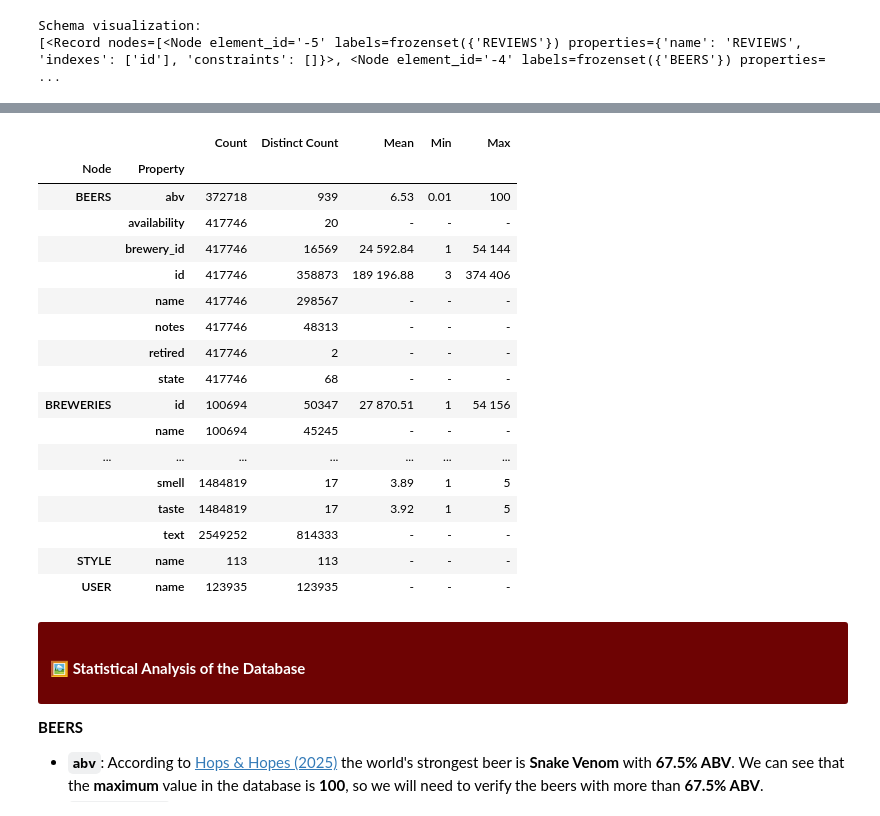
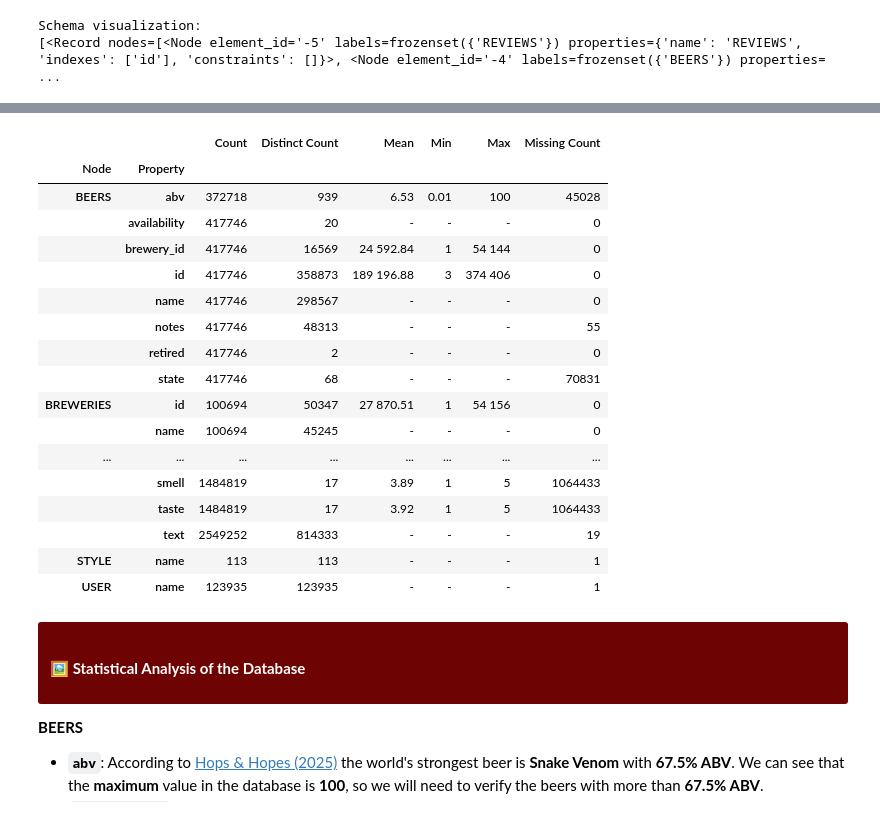
Before and after one commit to Silvestre17/Neo4j_MongoDB_BigDataModeling_MasterProjects, a Jupyter notebook: Group5_BDMM_HW1.ipynb, the cells around one changed output, grey strips where cells are left out. Saved outputs shown, nothing was run; the diff lists cells and outputs as text; code cells hidden in the pictures.

```diff
--- a/Group5_BDMM_HW1.ipynb
+++ b/Group5_BDMM_HW1.ipynb
@@ -416,14 +437,14 @@ stats_list = []
 
 # Iterate over each property and calculate statistics
 for record in tqdm(properties_result):
-    nodeType = record['nodeType'].replace('`', '').replace(':', '')       # Remove backticks and ':'
+    nodeType = record['nodeType'].replace('`', '').replace(':', '')  # Remove backticks and ':'
     propertyName = record['propertyName']
 
-    # Construct and execute the query for each property (except string properties)
+    # Construct query for each property
     if propertyName.lower() in ['name', 'notes', 'state', 'availability', 'retired', 'types', 'date', 'text']:
+        # String properties
         stats_query = f"""
             MATCH (n:{nodeType})
-            WHERE n.{propertyName} IS NOT NULL
             RETURN
                 '{nodeType}' AS nodeType,
                 '{propertyName}' AS propertyName,
@@ -431,61 +452,65 @@ for record in tqdm(properties_result):
                 COUNT(DISTINCT n.{propertyName}) AS distinctCount,
                 '-' AS mean,
                 '-' AS min,
-                '-' AS max
+                '-' AS max,
+                COUNT(CASE WHEN n.{propertyName} IS NULL OR n.{propertyName} = '' OR toLower(trim(n.{propertyName})) IN ['nan', 'null', 'none', ' '] THEN 1 ELSE NULL END) AS missingCount
         """
     else:
+        # Numeric properties
         stats_query = f"""
             MATCH (n:{nodeType})
+            WITH n, toFloat(n.{propertyName}) AS value
             WHERE n.{propertyName} IS NOT NULL
-            WITH toFloat(n.{propertyName}) AS value
             RETURN
                 '{nodeType}' AS nodeType,
                 '{propertyName}' AS propertyName,
                 COUNT(value) AS count,
                 COUNT(DISTINCT value) AS distinctCount,
                 AVG(value) AS mean,
                 MIN(value) AS min,
-                MAX(value) AS max
+                MAX(value) AS max,
+                COUNT(CASE WHEN n.{propertyName} IS NULL OR n.{propertyName} = '' OR toLower(trim(n.{propertyName})) IN ['nan', 'null', 'none', ' '] THEN 1 ELSE NULL END) AS missingCount
         """
+
     try:
         stats_result = execute_read(driver, stats_query)
-        # Append the results to the list
         if stats_result:
             stats_list.append(stats_result[0])
     except Exception as e:
         print(f"Error processing {nodeType}.{propertyName}: {e}")
 
-# Convert the list to a DataFrame
-df = pd.DataFrame(stats_list, columns=['Node', 'Property', 'Count', 'Distinct Count', 'Mean', 'Min', 'Max'])          # Convert the list to a DataFrame
-df.set_index(['Node', 'Property'], inplace=True)                                                                      # Set the index to Node and Property (Hierarchical Indexing)
-df.fillna('-', inplace=True)                                                                                          # Fill NaN values with 0
+# Convert to DataFrame
+df = pd.DataFrame(stats_list, columns=['Node', 'Property', 'Count', 'Distinct Count',
+                                       'Mean', 'Min', 'Max', 'Missing Count'])                          # Convert the list to a DataFrame
+df.set_index(['Node', 'Property'], inplace=True)                                                        # Set the index to Node and Property (Hierarchical Indexing)
+df.fillna('-', inplace=True)                                                                            # Fill NaN values with 0
 df = df.map(
     lambda x: '{:,.0f}'.format(x).replace(',', ' ') if isinstance(x, float) and not np.isnan(x) and not np.isinf(x) and x == int(x) else
               '{:,.2f}'.format(x).replace(',', ' ') if isinstance(x, float) and not np.isnan(x) and not np.isinf(x) else
               x
 )                                                                                                                     # Format the DataFrame for better visualization
 df
 
 ## Time of Execution: 2m (1st query) + 07min 38s (2nd query) = 9m 38s
 # %% [output]
-|  |  | Count | Distinct Count | Mean | Min | Max |
-| Node | Property |  |  |  |  |  |
-| BEERS | abv | 372718 | 939 | 6.53 | 0.01 | 100 |
-|  | availability | 417746 | 20 | - | - | - |
-|  | brewery_id | 417746 | 16569 | 24 592.84 | 1 | 54 144 |
-|  | id | 417746 | 358873 | 189 196.88 | 3 | 374 406 |
-|  | name | 417746 | 298567 | - | - | - |
-|  | notes | 417746 | 48313 | - | - | - |
-|  | retired | 417746 | 2 | - | - | - |
-|  | state | 417746 | 68 | - | - | - |
-| BREWERIES | id | 100694 | 50347 | 27 870.51 | 1 | 54 156 |
-|  | name | 100694 | 45245 | - | - | - |
-| ... | ... | ... | ... | ... | ... | ... |
-|  | smell | 1484819 | 17 | 3.89 | 1 | 5 |
-|  | taste | 1484819 | 17 | 3.92 | 1 | 5 |
-|  | text | 2549252 | 814333 | - | - | - |
-| STYLE | name | 113 | 113 | - | - | - |
-| USER | name | 123935 | 123935 | - | - | - |
+|  |  | Count | Distinct Count | Mean | Min | Max | Missing Count |
+| Node | Property |  |  |  |  |  |  |
+| BEERS | abv | 372718 | 939 | 6.53 | 0.01 | 100 | 45028 |
+|  | availability | 417746 | 20 | - | - | - | 0 |
+|  | brewery_id | 417746 | 16569 | 24 592.84 | 1 | 54 144 | 0 |
+|  | id | 417746 | 358873 | 189 196.88 | 3 | 374 406 | 0 |
+|  | name | 417746 | 298567 | - | - | - | 0 |
+|  | notes | 417746 | 48313 | - | - | - | 55 |
+|  | retired | 417746 | 2 | - | - | - | 0 |
+|  | state | 417746 | 68 | - | - | - | 70831 |
+| BREWERIES | id | 100694 | 50347 | 27 870.51 | 1 | 54 156 | 0 |
+|  | name | 100694 | 45245 | - | - | - | 0 |
+| ... | ... | ... | ... | ... | ... | ... | ... |
+|  | smell | 1484819 | 17 | 3.89 | 1 | 5 | 1064433 |
+|  | taste | 1484819 | 17 | 3.92 | 1 | 5 | 1064433 |
+|  | text | 2549252 | 814333 | - | - | - | 19 |
+| STYLE | name | 113 | 113 | - | - | - | 1 |
+| USER | name | 123935 | 123935 | - | - | - | 1 |
 # %% [markdown]
 <div class="alert alert-block alert-info" style="color: white; background-color: rgb(110, 3, 3); border: 0px; -moz-border-radius: 10px; -webkit-border-radius: 10px;">
 
```
Also changed, not shown: parts of 72 cells of this notebook, 8 other files.
